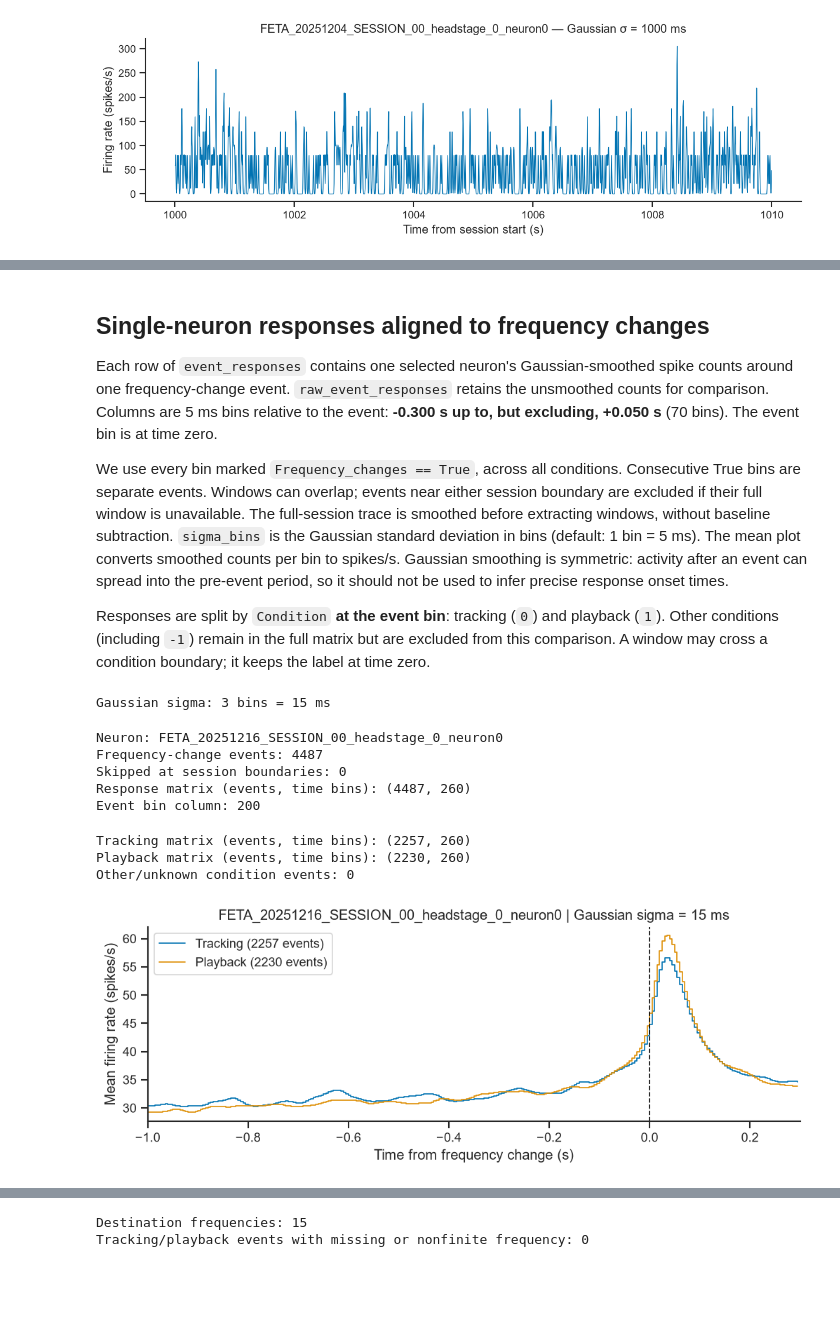
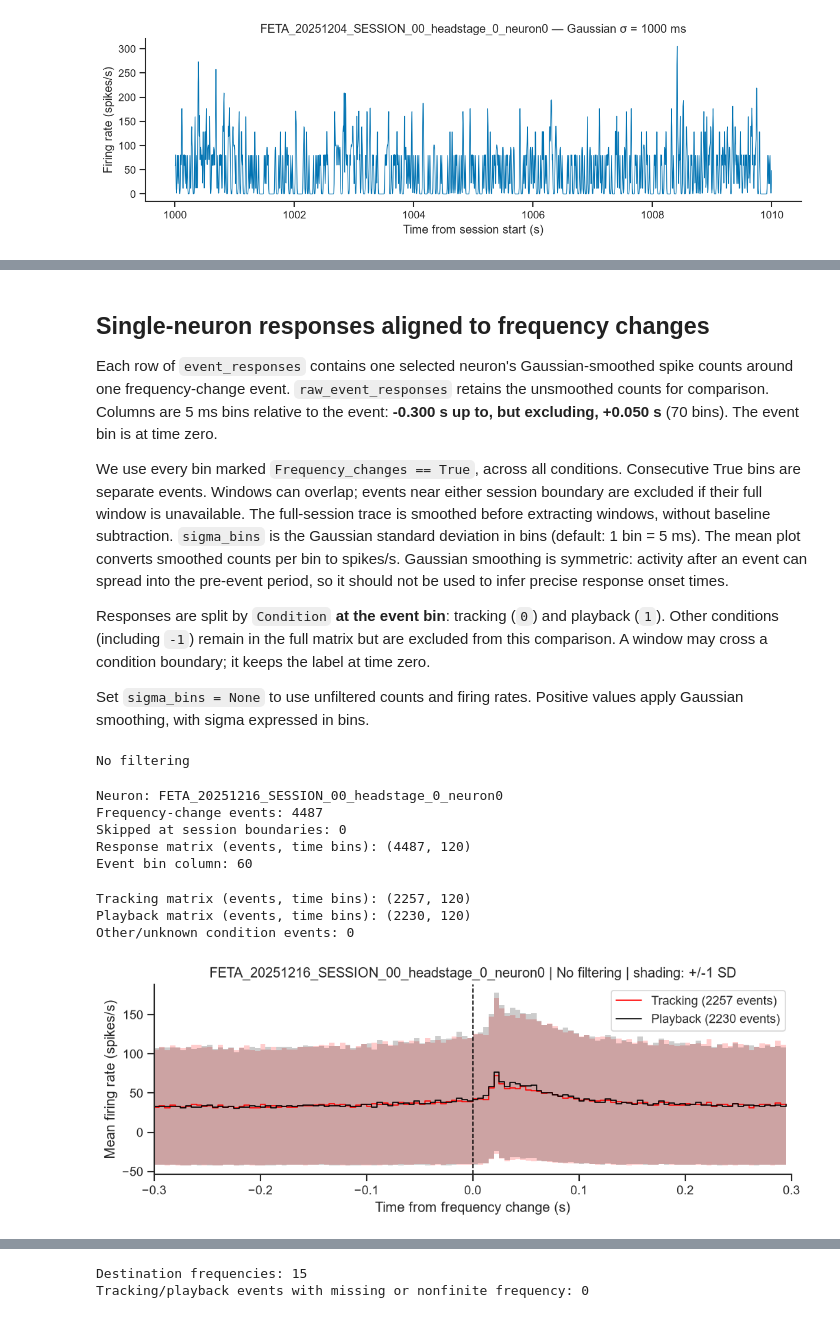
Before and after one commit to felicielevinton/etheremin_project, a Jupyter notebook: notebooks/explore_data.ipynb, the cells around one changed output, grey strips where cells are left out. Saved outputs shown, nothing was run; the diff lists cells and outputs as text; code cells hidden in the pictures; blank space fills up the shorter version.

```diff
--- a/notebooks/explore_data.ipynb
+++ b/notebooks/explore_data.ipynb
@@ -219,6 +221,8 @@ Each row of `event_responses` contains one selected neuron's Gaussian-smoothed s
 We use every bin marked `Frequency_changes == True`, across all conditions. Consecutive True bins are separate events. Windows can overlap; events near either session boundary are excluded if their full window is unavailable. The full-session trace is smoothed before extracting windows, without baseline subtraction. `sigma_bins` is the Gaussian standard deviation in bins (default: 1 bin = 5 ms). The mean plot converts smoothed counts per bin to spikes/s. Gaussian smoothing is symmetric: activity after an event can spread into the pre-event period, so it should not be used to infer precise response onset times.
 
 Responses are split by `Condition` **at the event bin**: tracking (`0`) and playback (`1`). Other conditions (including `-1`) remain in the full matrix but are excluded from this comparison. A window may cross a condition boundary; it keeps the label at time zero.
+
+Set `sigma_bins = None` to use unfiltered counts and firing rates. Positive values apply Gaussian smoothing, with sigma expressed in bins.
 # %%
 # Select one neuron and the event window
 import numpy as np
@@ -227,9 +231,9 @@ from scipy.ndimage import gaussian_filter1d
 session = 11
 unit = 0
 dt = 0.005
-before_s = 1
+before_s = 0.3
 after_s = 0.3
-sigma_bins = 3  # Gaussian standard deviation: 1 bin = 5 ms
+sigma_bins = None  # None skips filtering; a positive number sets Gaussian sigma in bins
 
 before_bins = int(round(before_s / dt))
 after_bins = int(round(after_s / dt))
@@ -240,16 +244,20 @@ neuron_counts = np.asarray(neural_data[session][unit])
 if len(neuron_counts) != len(features[session]):
     raise ValueError("Neural data and features must have the same number of time bins.")
 
-if not np.isfinite(sigma_bins) or sigma_bins <= 0:
-    raise ValueError("sigma_bins must be positive and finite.")
-
-# Smooth along time before extracting windows; keep neuron_counts unchanged.
-smoothed_counts = gaussian_filter1d(
-    neuron_counts.astype(float), sigma=sigma_bins, mode="reflect",
-)
-print(f"Gaussian sigma: {sigma_bins:g} bins = {sigma_bins * dt * 1000:g} ms")
+# Optionally smooth along time before extracting event windows.
+if sigma_bins is None:
+    smoothed_counts = neuron_counts.astype(float)
+    smoothing_label = "No filtering"
+else:
+    if not np.isfinite(sigma_bins) or sigma_bins <= 0:
+        raise ValueError("sigma_bins must be None or a positive finite number.")
+    smoothed_counts = gaussian_filter1d(
+        neuron_counts.astype(float), sigma=sigma_bins, mode="reflect",
+    )
+    smoothing_label = f"Gaussian sigma = {sigma_bins * dt * 1000:g} ms"
+print(smoothing_label)
 # %% [output]
-Gaussian sigma: 3 bins = 15 ms
+No filtering
 # %%
 # Find events and retain only those with a complete window
 all_event_bins = np.flatnonzero(
@@ -278,8 +286,8 @@ event_times_s = event_bins * dt
 Neuron: FETA_20251216_SESSION_00_headstage_0_neuron0
 Frequency-change events: 4487
 Skipped at session boundaries: 0
-Response matrix (events, time bins): (4487, 260)
-Event bin column: 200
+Response matrix (events, time bins): (4487, 120)
+Event bin column: 60
 # %%
 # Split rows using the condition at each retained frequency-change event
 # iloc selects by bin position, in exactly the same order as event_responses.
@@ -296,40 +304,48 @@ print("Tracking matrix (events, time bins):", tracking_responses.shape)
 print("Playback matrix (events, time bins):", playback_responses.shape)
 print("Other/unknown condition events:", np.count_nonzero(~(tracking_mask | playback_mask)))
 # %% [output]
-Tracking matrix (events, time bins): (2257, 260)
-Playback matrix (events, time bins): (2230, 260)
+Tracking matrix (events, time bins): (2257, 120)
+Playback matrix (events, time bins): (2230, 120)
 Other/unknown condition events: 0
 # %%
 # Compare mean Gaussian-smoothed responses, converting counts/bin to spikes/s
 import matplotlib.pyplot as plt
 
 # None indicates a condition with no retained events.
 tracking_mean_hz = tracking_responses.mean(axis=0) / dt if len(tracking_responses) else None
 playback_mean_hz = playback_responses.mean(axis=0) / dt if len(playback_responses) else None
 
+# Shading shows mean +/- 1 sample SD across events.
 fig, ax = plt.subplots(figsize=(10, 3))
-for label, responses, mean_hz in [
-    ("Tracking", tracking_responses, tracking_mean_hz),
-    ("Playback", playback_responses, playback_mean_hz),
+for label, responses, mean_hz, color in [
+    ("Tracking", tracking_responses, tracking_mean_hz, "red"),
+    ("Playback", playback_responses, playback_mean_hz, "black"),
 ]:
     if mean_hz is None:
         print(f"{label}: no events with a complete window.")
         continue
-    ax.step(event_time_s, mean_hz, where="post", linewidth=1,
-            label=f"{label} ({len(responses)} events)")
+    line, = ax.step(event_time_s, mean_hz, where="post", linewidth=1, color=color,
+                    label=f"{label} ({len(responses)} events)")
+    # Sample SD across events at each time bin, in spikes/s.
+    if len(responses) > 1:
+        sd_hz = responses.std(axis=0, ddof=1) / dt
+        ax.fill_between(
+            event_time_s, mean_hz - sd_hz, mean_hz + sd_hz,
+            step="post", color=line.get_color(), alpha=0.2, linewidth=0,
+        )
 
 ax.axvline(0, color="black", linestyle="--", linewidth=1)
 ax.set(
     xlabel="Time from frequency change (s)",
     ylabel="Mean firing rate (spikes/s)",
-    title=f"{neuron_ids[session][unit]} | Gaussian sigma = {sigma_bins * dt * 1000:g} ms",
+    title=f"{neuron_ids[session][unit]} | {smoothing_label} | shading: +/-1 SD",
     xlim=(-before_bins * dt, after_bins * dt),
 )
 if tracking_mean_hz is not None or playback_mean_hz is not None:
     ax.legend()
 plt.show()
 # %% [output]
-[figure, old version]
+[figure, new version]
 # %% [markdown]
 ## Responses grouped by the new played frequency
 
```
Also changed, not shown: parts of 8 cells of this notebook, 1 other file.
